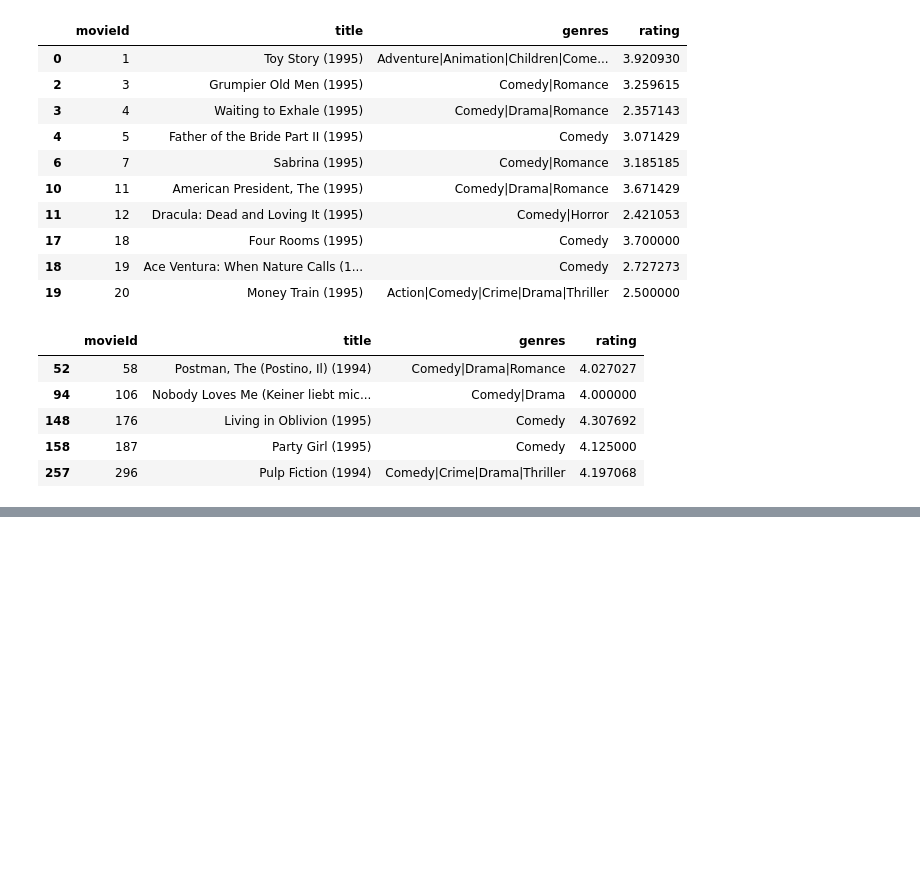
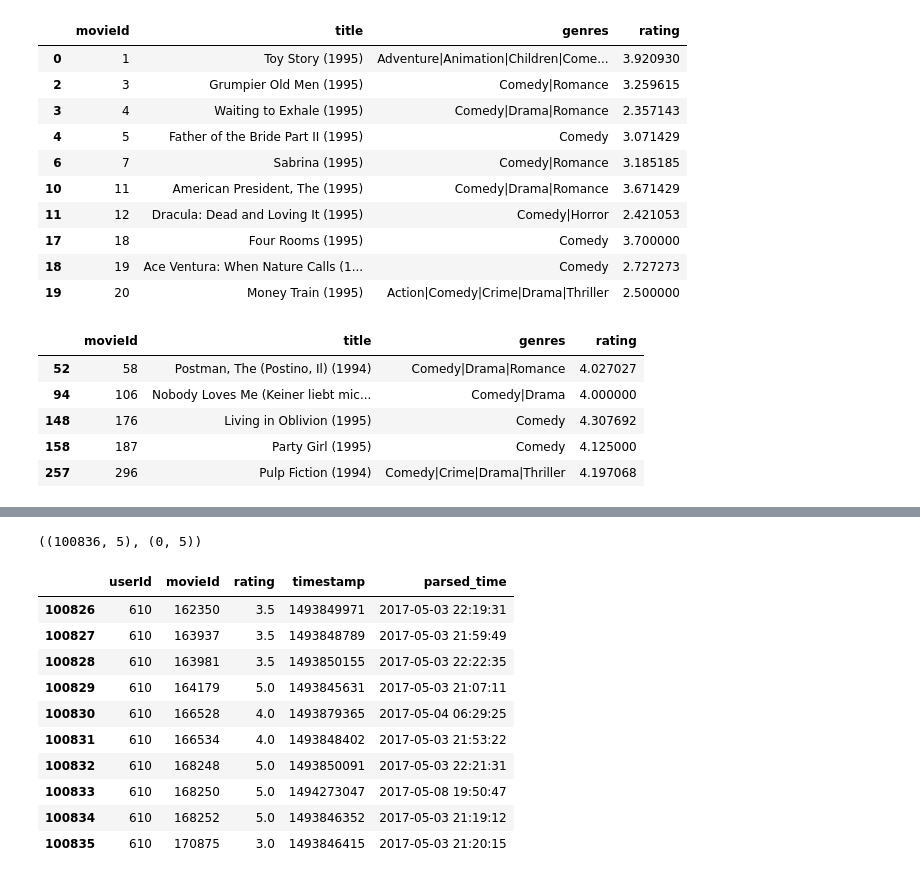
Before and after one commit to kotteeshwaran/pandas, a Jupyter notebook: movie_dataset.ipynb, the cells around one changed output, grey strips where cells are left out. Cells and saved outputs as stored; diff of their text form; code cells hidden in the pictures; blank space fills up the shorter version.

```diff
--- a/movie_dataset.ipynb
+++ b/movie_dataset.ipynb
@@ -579,0 +684,2 @@ box_office[is_comedy & is_highly_rated][:5]
+# %%
+ratings['parsed_time'] = pd.to_datetime(ratings['timestamp'],unit = 's')
@@ -579,0 +699,20 @@ box_office[is_comedy & is_highly_rated][:5]
+# %%
+greater_than_t = ratings['parsed_time']> '06-12-1997'
+selected_rows = ratings[greater_than_t]
+ratings.shape,selected_rows.shape
+# %% [output]
+((100836, 5), (0, 5))
+# %%
+selected_rows[-10:]
+# %% [output]
+|  | userId | movieId | rating | timestamp | parsed_time |
+| 100826 | 610 | 162350 | 3.5 | 1493849971 | 2017-05-03 22:19:31 |
+| 100827 | 610 | 163937 | 3.5 | 1493848789 | 2017-05-03 21:59:49 |
+| 100828 | 610 | 163981 | 3.5 | 1493850155 | 2017-05-03 22:22:35 |
+| 100829 | 610 | 164179 | 5.0 | 1493845631 | 2017-05-03 21:07:11 |
+| 100830 | 610 | 166528 | 4.0 | 1493879365 | 2017-05-04 06:29:25 |
+| 100831 | 610 | 166534 | 4.0 | 1493848402 | 2017-05-03 21:53:22 |
+| 100832 | 610 | 168248 | 5.0 | 1493850091 | 2017-05-03 22:21:31 |
+| 100833 | 610 | 168250 | 5.0 | 1494273047 | 2017-05-08 19:50:47 |
+| 100834 | 610 | 168252 | 5.0 | 1493846352 | 2017-05-03 21:19:12 |
+| 100835 | 610 | 170875 | 3.0 | 1493846415 | 2017-05-03 21:20:15 |
```
Also changed, not shown: parts of 19 cells of this notebook.
